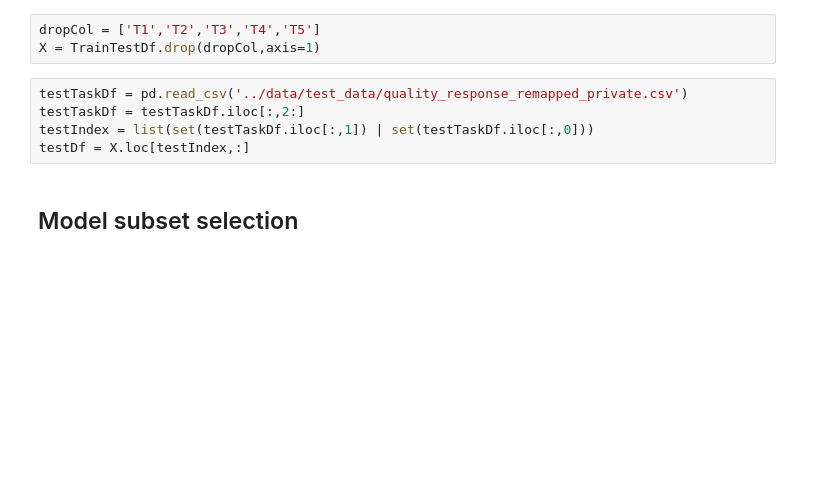
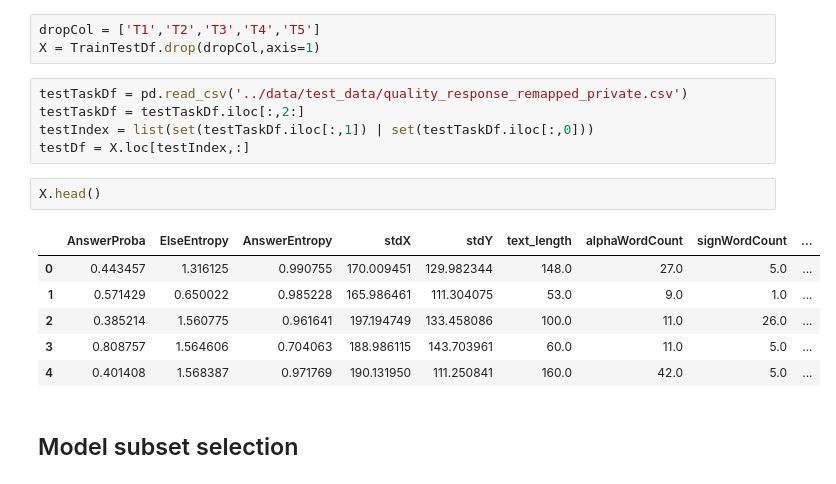
Before and after one commit to cmj-dev/ssuMlFinalTermProject, a Jupyter notebook: code/TrainTest.ipynb, the cells around one changed output. Saved outputs shown, nothing was run; the diff lists cells and outputs as text; blank space fills up the shorter version.

```diff
--- a/code/TrainTest.ipynb
+++ b/code/TrainTest.ipynb
@@ -16,6 +16,15 @@ testTaskDf = pd.read_csv('../data/test_data/quality_response_remapped_private.cs
 testTaskDf = testTaskDf.iloc[:,2:]
 testIndex = list(set(testTaskDf.iloc[:,1]) | set(testTaskDf.iloc[:,0]))
 testDf = X.loc[testIndex,:]
+# %%
+X.head()
+# %% [output]
+|  | AnswerProba | ElseEntropy | AnswerEntropy | stdX | stdY | text_length | alphaWordCount | signWordCount | ... |
+| 0 | 0.443457 | 1.316125 | 0.990755 | 170.009451 | 129.982344 | 148.0 | 27.0 | 5.0 | ... |
+| 1 | 0.571429 | 0.650022 | 0.985228 | 165.986461 | 111.304075 | 53.0 | 9.0 | 1.0 | ... |
+| 2 | 0.385214 | 1.560775 | 0.961641 | 197.194749 | 133.458086 | 100.0 | 11.0 | 26.0 | ... |
+| 3 | 0.808757 | 1.564606 | 0.704063 | 188.986115 | 143.703961 | 60.0 | 11.0 | 5.0 | ... |
+| 4 | 0.401408 | 1.568387 | 0.971769 | 190.131950 | 111.250841 | 160.0 | 42.0 | 5.0 | ... |
 # %% [markdown]
 ## Model subset selection
 # %%
```
Also changed, not shown: parts of 3 cells of this notebook, 9 other files.
